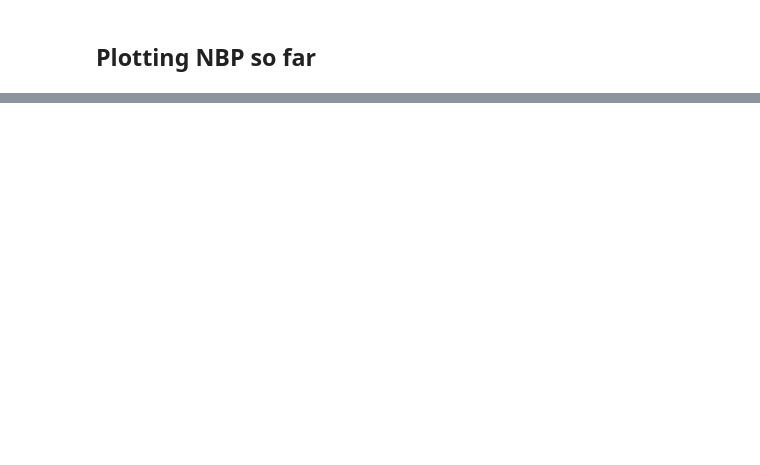
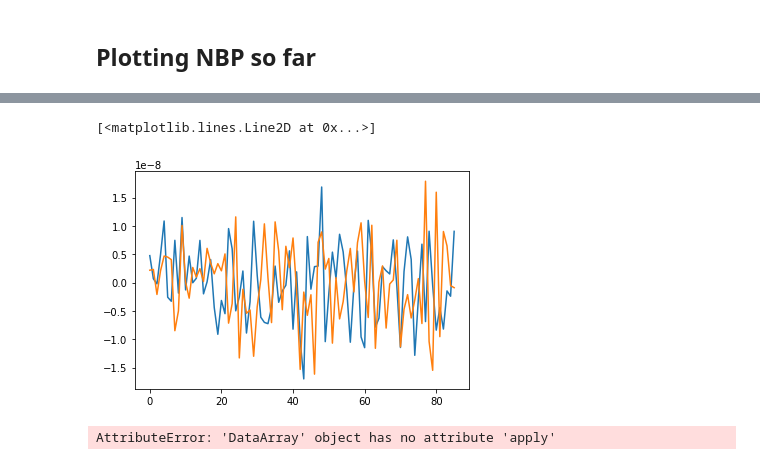
Before and after one commit to katiedagon/cmip6hack-landcarbon, a Jupyter notebook: notebooks/data_intake.ipynb, the cells around one changed output, grey strips where cells are left out. Cells and saved outputs as stored; diff of their text form; code cells hidden in the pictures; blank space fills up the shorter version.

```diff
--- a/notebooks/data_intake.ipynb
+++ b/notebooks/data_intake.ipynb
@@ -214,0 +478,12 @@ Attributes:
+# %%
+plt.plot(amean[0,:,0,0])
+plt.plot(amean[1,:,0,0])
+# %% [output]
+[<matplotlib.lines.Line2D at 0x...>]
+[figure, added]
+# %%
+spy = 365 * 24 * 3600  # Convert  to annual fluxes (kgC/m2/y), from kgC/m2/s
+mean_dataset = da.apply(weighted_annual_mean) * spy
+mean_dataset.attrs['units'] = 'kgC m-2 y-1'
+# %% [output]
+AttributeError: 'DataArray' object has no attribute 'apply'
```
Also changed, not shown: parts of 59 cells of this notebook, 4 other files.
